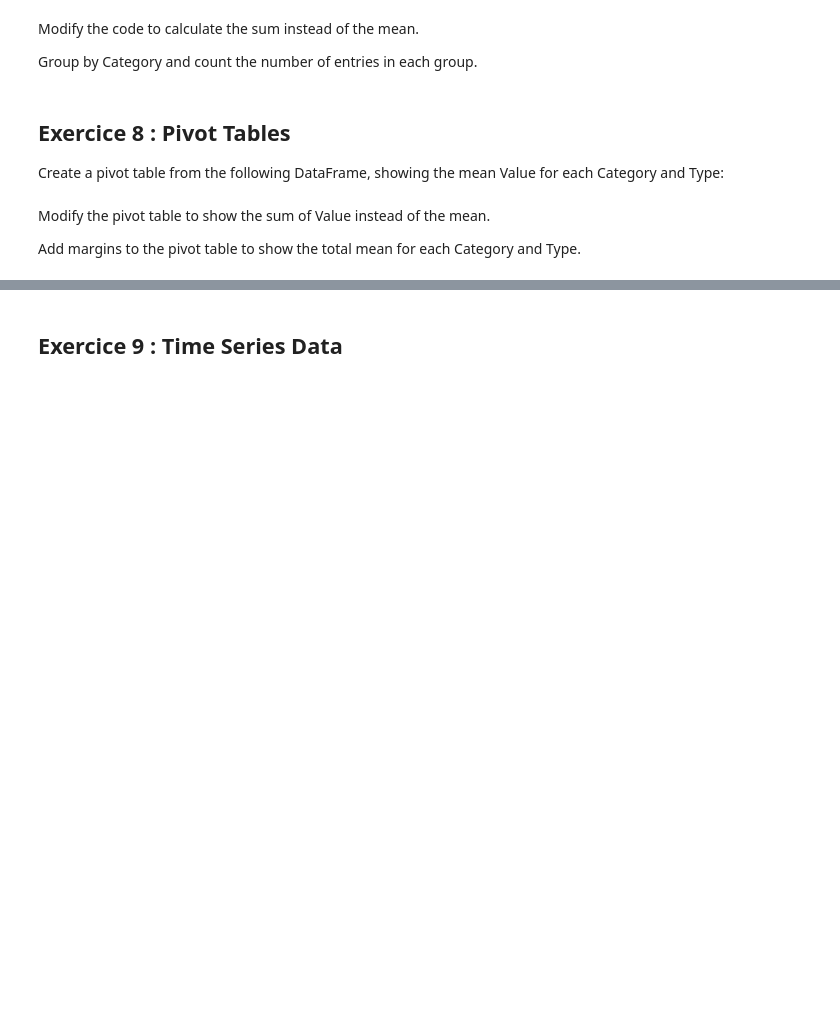
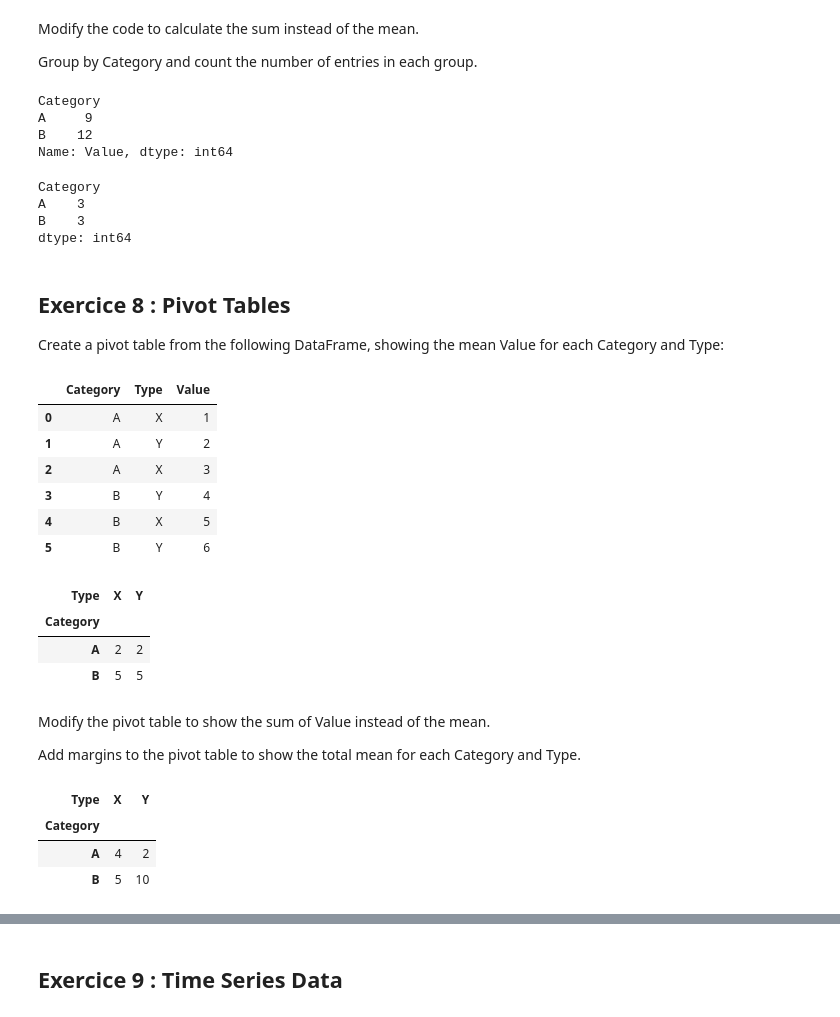
Before and after one commit to manarbensa/tp1, a Jupyter notebook: pandas.ipynb, the cells around one changed output, grey strips where cells are left out. Drawn from its saved outputs; the diff is of its cells as text; code cells hidden in the pictures; blank space fills up the shorter version.

```diff
--- a/pandas.ipynb
+++ b/pandas.ipynb
@@ -147,6 +237,23 @@ Group the following DataFrame by column Category and calculate the mean of colum
 Modify the code to calculate the sum instead of the mean.
 
 Group by Category and count the number of entries in each group.
+# %%
+grouped_sum = df_exo7.groupby('Category')['Value'].sum()
+grouped_sum
+# %% [output]
+Category
+A     9
+B    12
+Name: Value, dtype: int64
+# %%
+
+grouped_count = df_exo7.groupby('Category').size()
+grouped_count
+# %% [output]
+Category
+A    3
+B    3
+dtype: int64
 # %% [markdown]
 ## Exercice 8 : Pivot Tables
 
@@ -159,7 +266,34 @@ Create a pivot table from the following DataFrame, showing the mean Value for ea
 3         B     Y      4
 4         B     X      5
 5         B     Y      6
+# %%
+df_exo8 = pd.DataFrame({'Category': ['A', 'A', 'A', 'B', 'B', 'B'], 'Type': ['X', 'Y', 'X', 'Y', 'X', 'Y'], 'Value': [1, 2, 3, 4, 5, 6]})
+df_exo8
+# %% [output]
+|  | Category | Type | Value |
+| 0 | A | X | 1 |
+| 1 | A | Y | 2 |
+| 2 | A | X | 3 |
+| 3 | B | Y | 4 |
+| 4 | B | X | 5 |
+| 5 | B | Y | 6 |
+# %%
+pivot_mean = df_exo8.pivot_table(values='Value', index='Category', columns='Type', aggfunc='mean')
+pivot_mean
+# %% [output]
+| Type | X | Y |
+| Category |  |  |
+| A | 2 | 2 |
+| B | 5 | 5 |
 # %% [markdown]
 Modify the pivot table to show the sum of Value instead of the mean.
 
 Add margins to the pivot table to show the total mean for each Category and Type.
+# %%
+pivot_sum = df_exo8.pivot_table(values='Value', index='Category', columns='Type', aggfunc='sum')
+pivot_sum
+# %% [output]
+| Type | X | Y |
+| Category |  |  |
+| A | 4 | 2 |
+| B | 5 | 10 |
```
Also changed, not shown: parts of 21 cells of this notebook.
